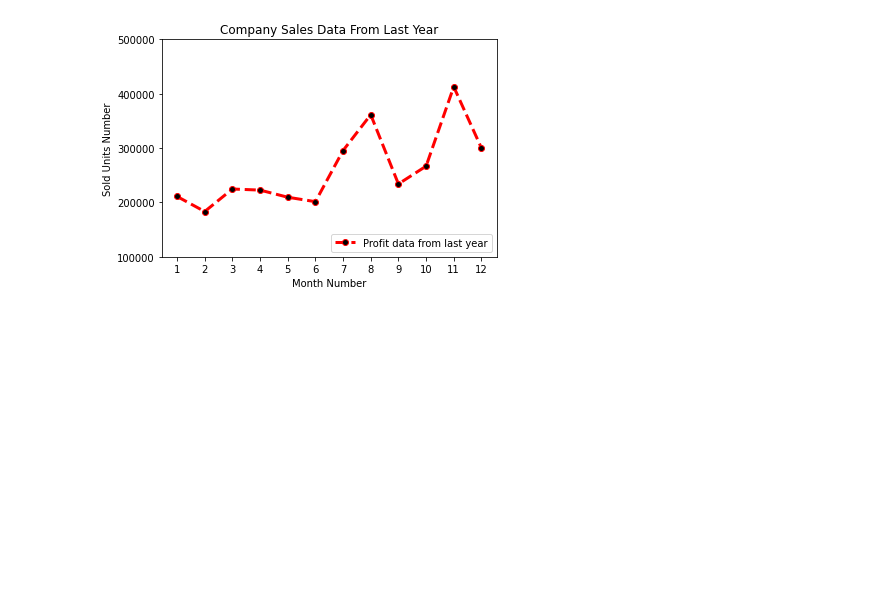
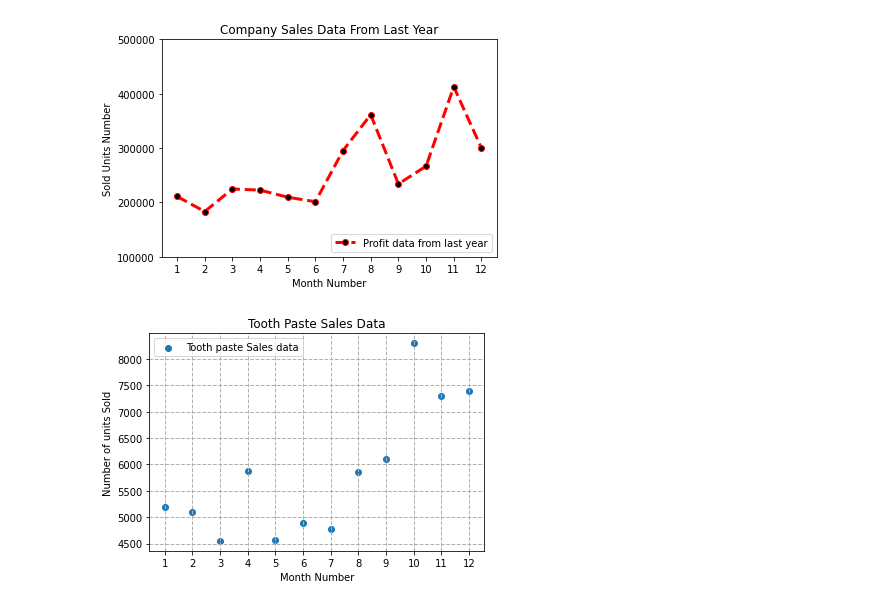
Before and after one commit to andrevks/learning-python-for-ml, a Jupyter notebook: 05-questions-module-1.ipynb, the cells around one changed output. Cells and saved outputs as stored; diff of their text form; code cells hidden in the pictures; blank space fills up the shorter version.

Commit message:
build: toothpaste sales data scatter chart

```diff
--- a/05-questions-module-1.ipynb
+++ b/05-questions-module-1.ipynb
@@ -330,3 +330,23 @@ plt.legend(['Profit data from last year'],loc=4)
 plt.show()
 # %% [output]
 [figure]
+# %%
+#Q12 - Read toothpaste sales data of each month and show it using a scatter plot
+#Also, add a grid in the plot. gridline style should “–“.
+#The scatter plot should look like this.
+
+sales_df = pd.read_csv('company_sales_data.csv')
+toothpaste = sales_df['toothpaste'].to_list()
+months = sales_df['month_number'].to_list()
+
+plt.xticks(months)
+plt.title('Tooth Paste Sales Data')
+plt.xlabel('Month Number')
+plt.ylabel('Number of units Sold')
+
+plt.scatter(months, toothpaste)
+plt.grid(linestyle='--', linewidth=1)
+plt.legend(['Tooth paste Sales data'], loc='upper left')
+plt.show()
+# %% [output]
+[figure, added]
```
Also changed, not shown: parts of 2 cells of this notebook.
